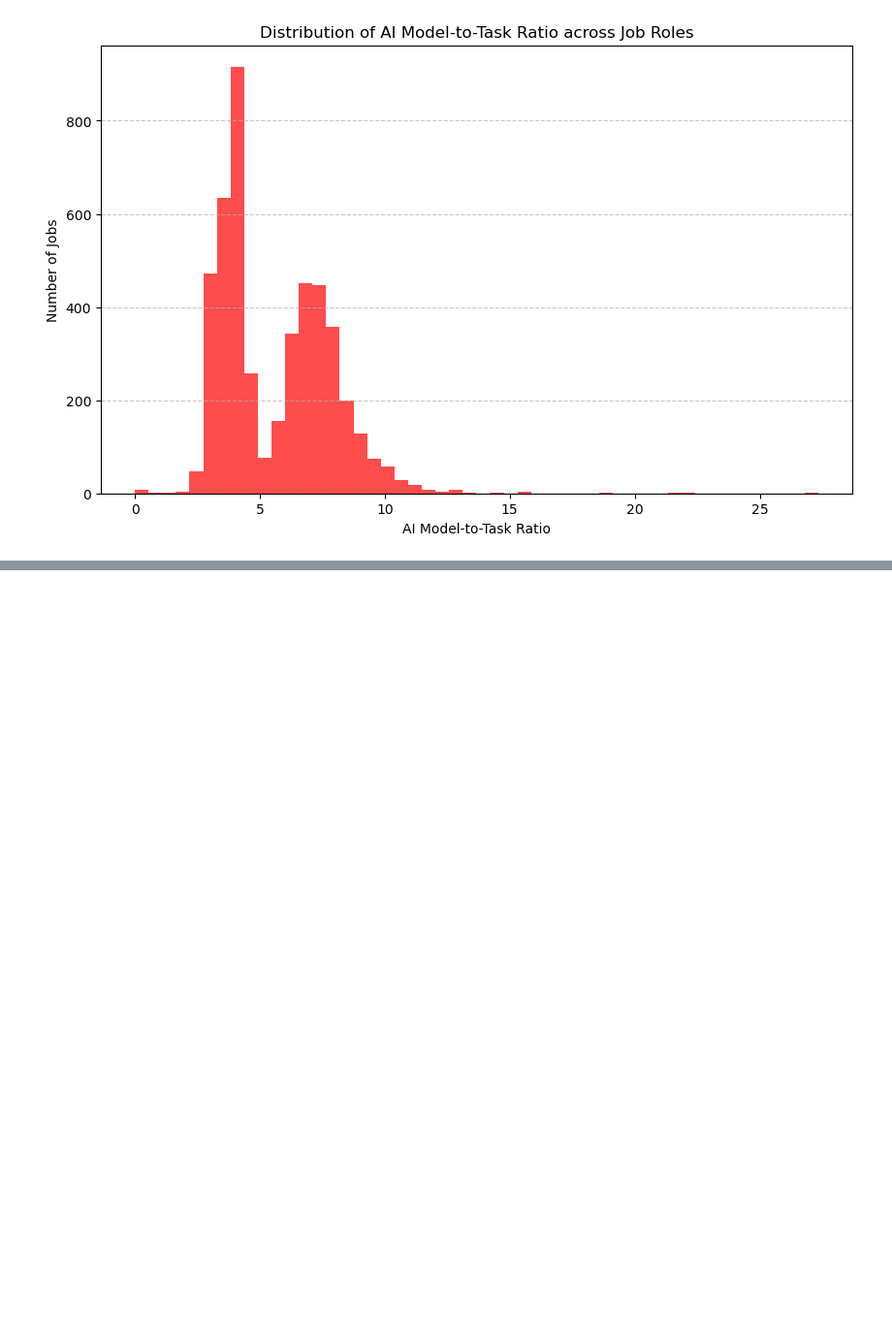
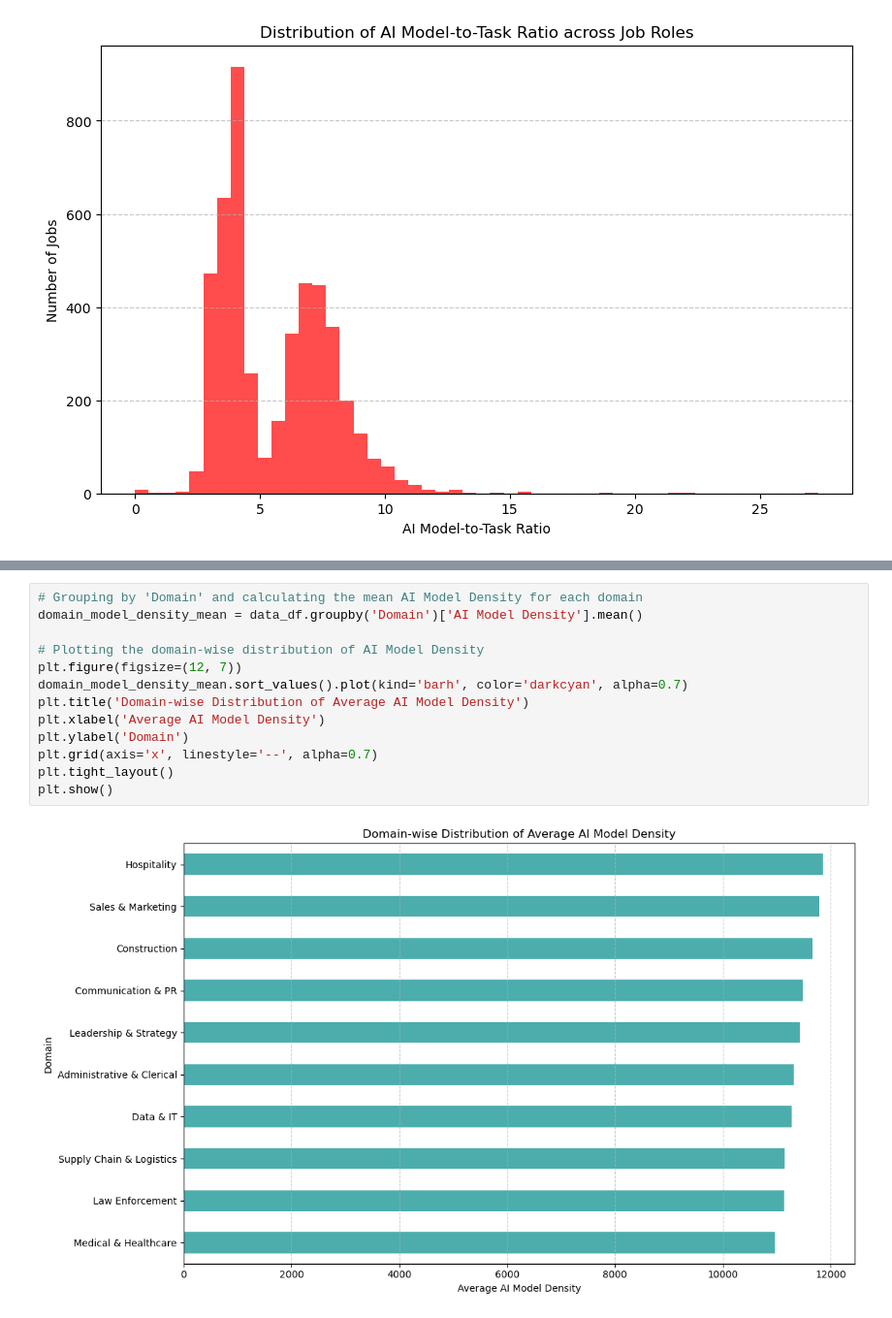
Before and after one commit to raj-rajat/From-Data-Entry-to-CEO-The-AI-Job-Threat-Index, a Jupyter notebook: from-data-entry-to-ceo-the-ai-job-threat-index.ipynb, the cells around one changed output, grey strips where cells are left out. Shown at 97% size. Cells and saved outputs as stored; diff of their text form; blank space fills up the shorter version.

```diff
--- a/from-data-entry-to-ceo-the-ai-job-threat-index.ipynb
+++ b/from-data-entry-to-ceo-the-ai-job-threat-index.ipynb
@@ -559,0 +612,15 @@ plt.show()
+# %%
+# Grouping by 'Domain' and calculating the mean AI Model Density for each domain
+domain_model_density_mean = data_df.groupby('Domain')['AI Model Density'].mean()
+
+# Plotting the domain-wise distribution of AI Model Density
+plt.figure(figsize=(12, 7))
+domain_model_density_mean.sort_values().plot(kind='barh', color='darkcyan', alpha=0.7)
+plt.title('Domain-wise Distribution of Average AI Model Density')
+plt.xlabel('Average AI Model Density')
+plt.ylabel('Domain')
+plt.grid(axis='x', linestyle='--', alpha=0.7)
+plt.tight_layout()
+plt.show()
+# %% [output]
+[figure, added]
```
Also changed, not shown: parts of 16 cells of this notebook.
